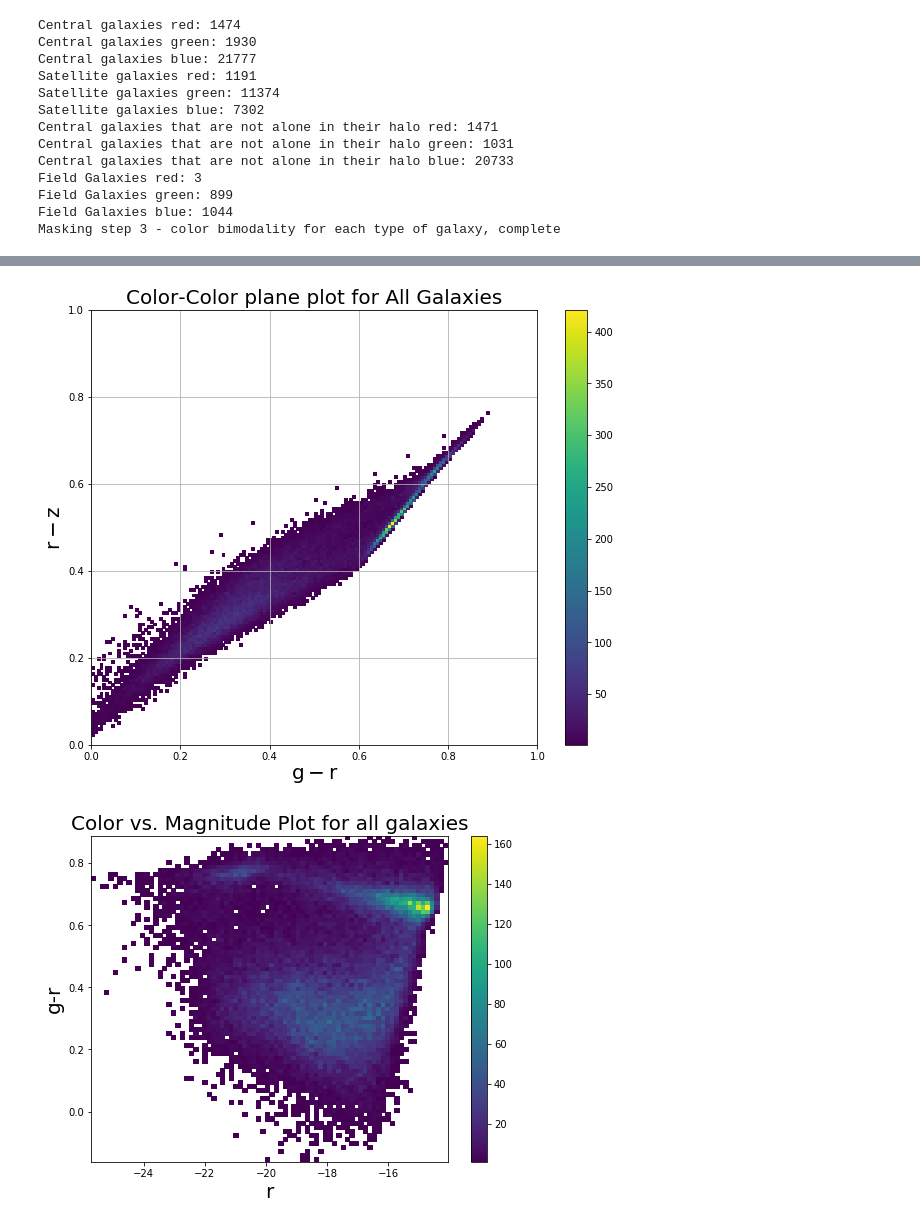
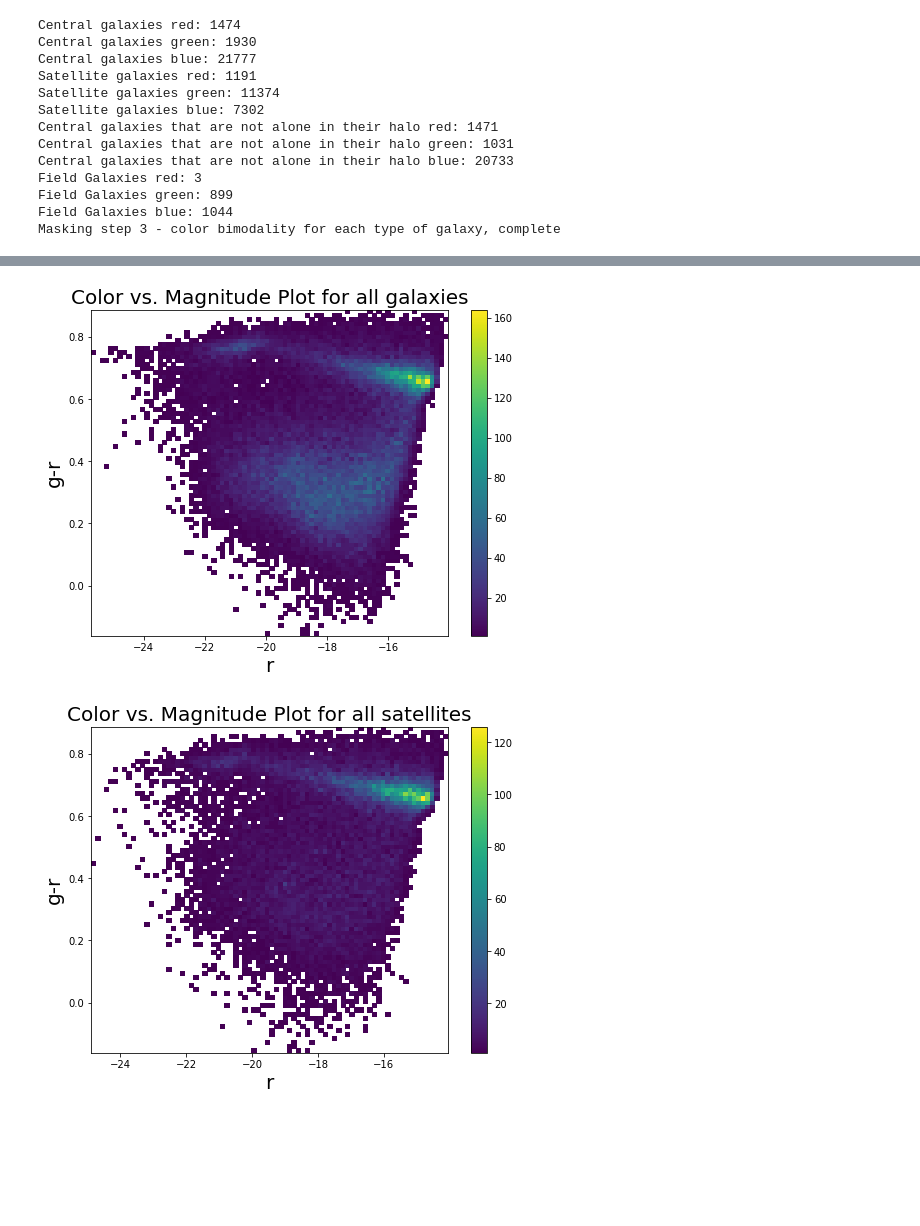
Before and after one commit to hereami321/IllustrisGalaxyAnalysis, a Jupyter notebook: 100-3 analysis.ipynb, the cells around one changed output, grey strips where cells are left out. Drawn from its saved outputs; the diff is of its cells as text; code cells hidden in the pictures; blank space fills up the shorter version.

```diff
--- a/100-3 analysis.ipynb
+++ b/100-3 analysis.ipynb
@@ -8,16 +8,17 @@ from astropy.table import Table
 # %%
 """
 100-1 Loading
+
+basePath = '/home/mattbel/Desktop/Research/BhuvSummer2020/Illustris-100-1/output'
+snapshot_ind = 99
 """
-basePath = 'D:/Buhv2020Work/illustris-100-1/output'
-snapshot_ind = 99
-
 
 """
 Loading TNG 100-3
-basePath = 'D:/Buhv2020Work/Illustris-3/output'
+"""
+basePath = '/home/mattbel/Desktop/Research/BhuvSummer2020/Illustris-100-3/ouput'
 snapshot_ind = 99
-"""
+
 
 #Header gives basic group info
 header = il.groupcat.loadHeader(basePath, snapshot_ind)
@@ -96,9 +100,11 @@ def cut_mass_low(table, field, num):
         return table[mask]
 # %%
 print(len(subhalo_table))
-all_galaxies = subhalo_table[subhalo_table['SubhaloFlag']]
-all_galaxies = all_galaxies[all_galaxies['SubhaloMass']!=0]
-all_galaxies = cut_mass_high(all_galaxies, "SubhaloMassType", 8)
+subhalo_table = subhalo_table[subhalo_table['SubhaloFlag']]
+subhalo_table = subhalo_table[subhalo_table['SubhaloMass']!=0]
+
+
+all_galaxies = cut_mass_high(subhalo_table, "SubhaloMassType", 8)
 print(len(all_galaxies))
 print('Masking step 1 - remove bad subhalos - complete \n')
 
@@ -399,15 +504,15 @@ gmr_mass_bins_hist(centrals_in_cluster, "Central In Cluster" ,"StellarMass")
 # %%
-color_color(all_galaxies['SubhaloStellarPhotometrics'], 0.0, 0.0, "All Galaxies")
+#color_color(all_galaxies['SubhaloStellarPhotometrics'], 0.0, 0.0, "All Galaxies")
 color_density(all_galaxies['SubhaloStellarPhotometrics'], 5, 4, 5, "Color vs. Magnitude Plot for all galaxies")
-color_color(satellites['SubhaloStellarPhotometrics'], 0.0, 0.0, "All satellites")
+#color_color(satellites['SubhaloStellarPhotometrics'], 0.0, 0.0, "All satellites")
 color_density(satellites['SubhaloStellarPhotometrics'], 5, 4, 5, "Color vs. Magnitude Plot for all satellites")
-color_color(centrals_in_cluster['SubhaloStellarPhotometrics'], 0.0, 0.0, "Centrals In Cluster")
+#color_color(centrals_in_cluster['SubhaloStellarPhotometrics'], 0.0, 0.0, "Centrals In Cluster")
 color_density(centrals_in_cluster['SubhaloStellarPhotometrics'], 5, 4, 5,
               "Color vs. Magnitude Plot for Centrals in Cluster")
 
-color_color(field_galaxies['SubhaloStellarPhotometrics'], 0.0, 0.0, "Field Galaxies")
+#color_color(field_galaxies['SubhaloStellarPhotometrics'], 0.0, 0.0, "Field Galaxies")
 
 color_density(field_galaxies['SubhaloStellarPhotometrics'], 5, 4, 5, "Color vs. Magnitude Plot for field galaxies")
 # %% [output]
-[figure, old version]
+[figure, new version]
-[figure, old version]
+[figure, new version]
```
Also changed, not shown: parts of 34 cells of this notebook.
